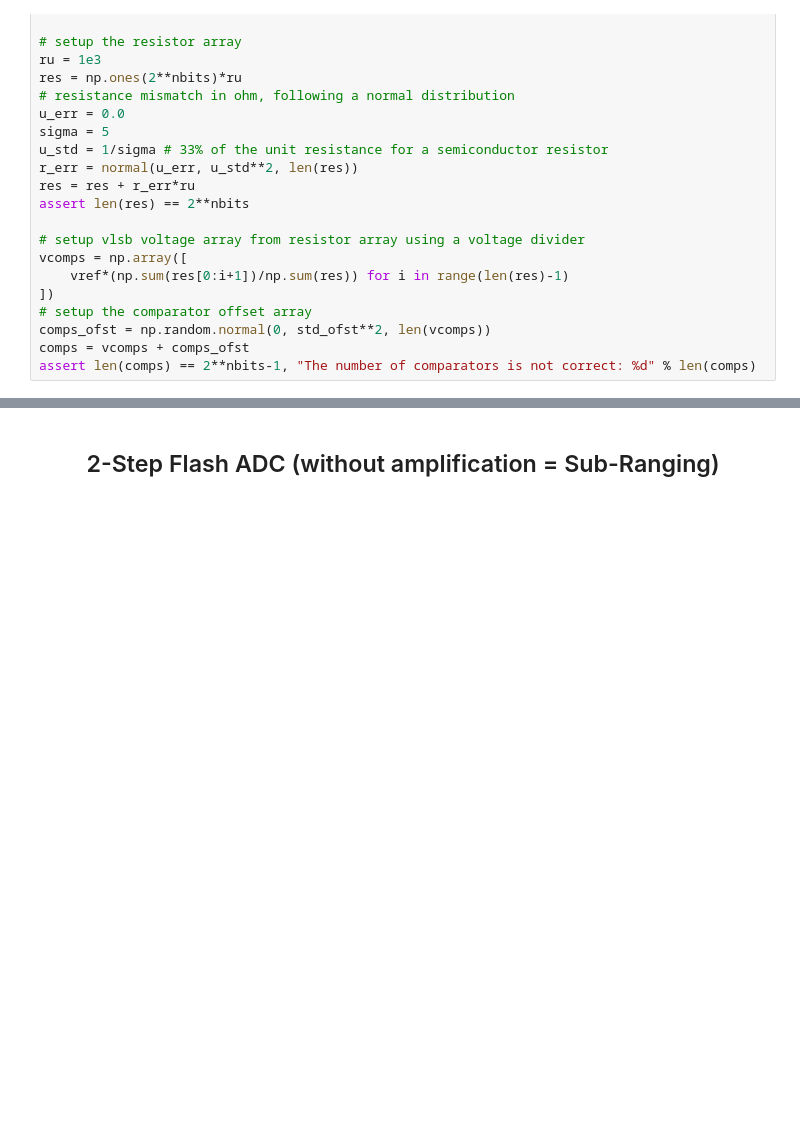
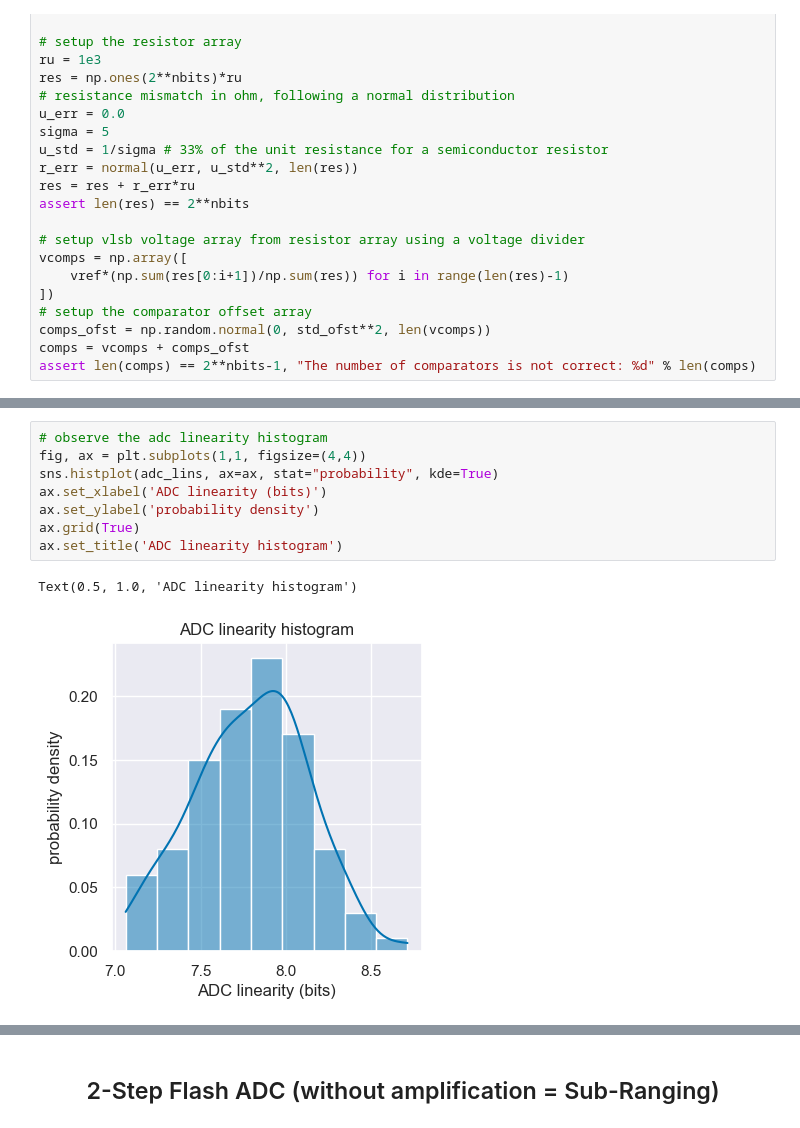
Before and after one commit to das-dias/signal-converters-notebooks, a Jupyter notebook: practical_classes/practical_class_9.ipynb, the cells around one changed output, grey strips where cells are left out. Saved outputs shown, nothing was run; the diff lists cells and outputs as text; blank space fills up the shorter version.

```diff
--- a/practical_classes/practical_class_9.ipynb
+++ b/practical_classes/practical_class_9.ipynb
@@ -215,0 +326,11 @@ ax[1].grid(True)
+# %%
+# observe the adc linearity histogram
+fig, ax = plt.subplots(1,1, figsize=(4,4))
+sns.histplot(adc_lins, ax=ax, stat="probability", kde=True)
+ax.set_xlabel('ADC linearity (bits)')
+ax.set_ylabel('probability density')
+ax.grid(True)
+ax.set_title('ADC linearity histogram')
+# %% [output]
+Text(0.5, 1.0, 'ADC linearity histogram')
+[figure, added]
```
Also changed, not shown: parts of 12 cells of this notebook.
